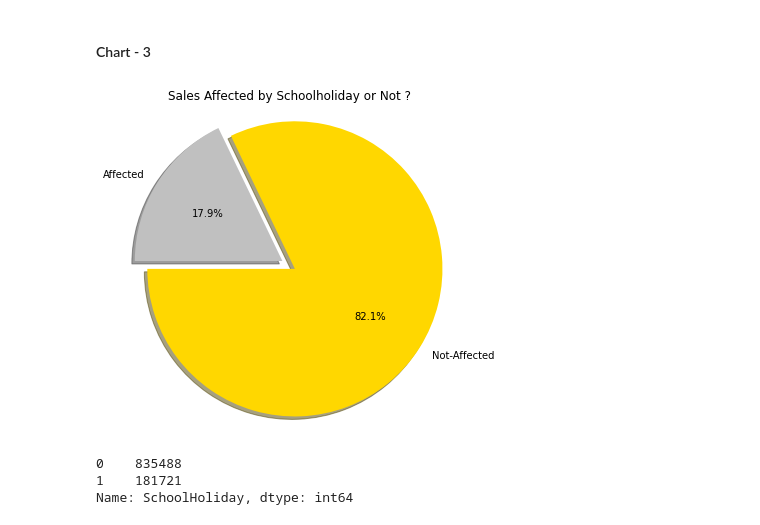
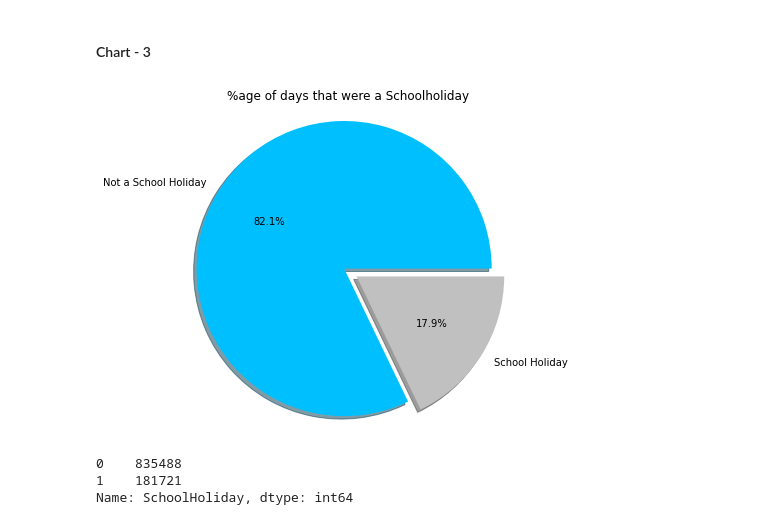
Before and after one commit to Ashif-khan033/Retail_Sales_Prediction, a Jupyter notebook: Retail_Sales_Prediction.ipynb, the cells around one changed output. Drawn from its saved outputs; the diff is of its cells as text; code cells hidden in the pictures.

```diff
--- a/Retail_Sales_Prediction.ipynb
+++ b/Retail_Sales_Prediction.ipynb
@@ -734,20 +750,20 @@ Answer Here
 #### Chart - 3
 # %%
 # Chart - 3 visualization code
-labels = 'Not-Affected' , 'Affected'
+labels = 'Not a School Holiday' , 'School Holiday'
 sizes = df.SchoolHoliday.value_counts()
-colors = ['gold', 'silver']
+colors = ['deepskyBlue', 'silver']
 explode = (0.1, 0.0)
 plt.pie(sizes, explode=explode, labels=labels, colors=colors,
-        autopct='%1.1f%%', shadow=True, startangle=180)
+        autopct='%1.1f%%', shadow=True, startangle=0)
 plt.axis('equal')
-plt.title("Sales Affected by Schoolholiday or Not ?")
+plt.title("%age of days that were a Schoolholiday ")
 plt.plot()
 fig=plt.gcf()
 fig.set_size_inches(6,6)
 plt.show()
 # %% [output]
-[figure, old version]
+[figure, new version]
 # %%
 df.SchoolHoliday.value_counts()
 # %% [output]
```
Also changed, not shown: parts of 17 cells of this notebook.
